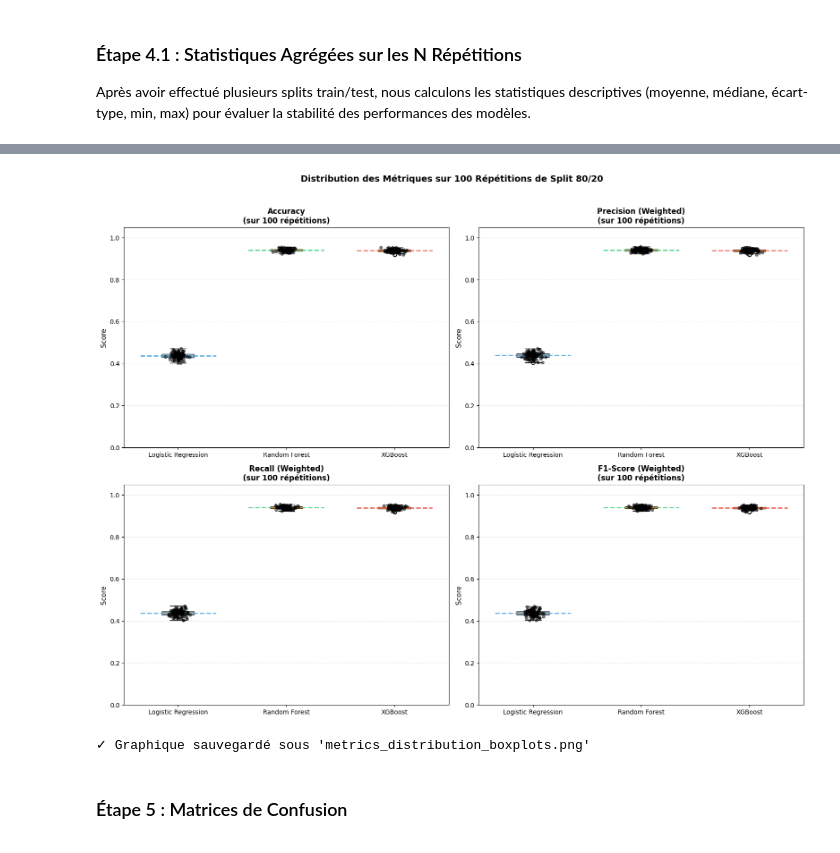
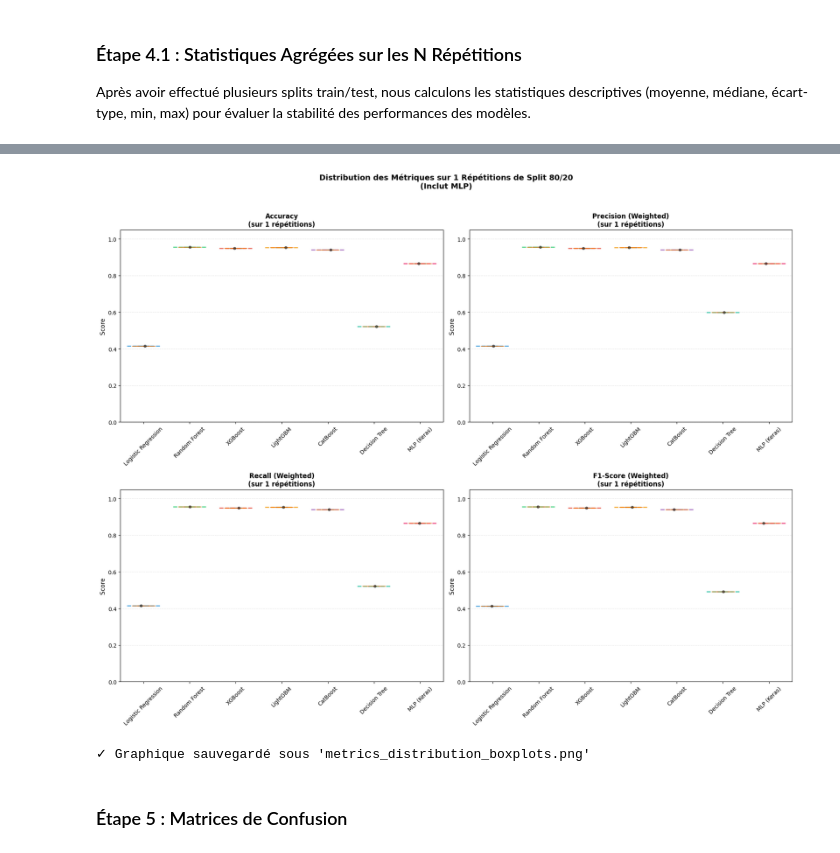
Before and after one commit to gitBugD/GML_RespiratoryDiseases, a Jupyter notebook: COPD/ModelsBrutFeatures_9019.ipynb, the cells around one changed output, grey strips where cells are left out. Drawn from its saved outputs; the diff is of its cells as text; code cells hidden in the pictures.

```diff
--- a/COPD/ModelsBrutFeatures_9019.ipynb
+++ b/COPD/ModelsBrutFeatures_9019.ipynb
@@ -161,6 +161,9 @@ df_imputed['Y_label'] = y_label_saved
 
 print("\n✓ Données préparées et imputées avec succès !")
 print(f"Forme finale : {df_imputed.shape}")
+
+# Calcul de la vitesse du vent
+df_imputed = data_preparation.process_wind_speed(df_imputed)
 # %% [output]
 ⏳ Étape 1/2 : Preprocessing (remplacement de '..' et 'nan' par NaN)...
 Nombre de NaN après preprocessing :
@@ -482,8 +500,25 @@ print("="*80)
 X = df_model.drop('Y_class', axis=1)
 y = df_model['Y_class'].astype(int)
 
+# Nettoyer les noms de colonnes pour LightGBM (ne supporte pas les caractères spéciaux JSON)
+import re
+def clean_feature_name(name):
+    """Remplace les caractères spéciaux par des underscores pour compatibilité LightGBM."""
+    # Remplacer les caractères problématiques pour JSON/LightGBM
+    cleaned = re.sub(r'[\[\]{}\"\'<>]', '', name)  # Supprimer les crochets, accolades, guillemets
+    cleaned = re.sub(r'[,;:]', '_', cleaned)  # Remplacer virgules et points-virgules
+    cleaned = re.sub(r'\s+', '_', cleaned)  # Remplacer espaces multiples par underscore
+    return cleaned.strip('_')
+
+# Appliquer le nettoyage
+original_columns = X.columns.tolist()
+cleaned_columns = [clean_feature_name(col) for col in original_columns]
+X.columns = cleaned_columns
+
+print("🔧 Noms de colonnes nettoyés pour compatibilité LightGBM")
+
 # Vérifier que toutes les colonnes sont déjà numériques (après l'imputation)
-print("Types de données dans X :")
+print("\nTypes de données dans X :")
 print(X.dtypes.value_counts())
 
 # Vérifier les NaN
@@ -492,14 +527,14 @@ if X.isnull().sum().sum() > 0:
     print("⚠️ Colonnes avec des NaN :")
     print(X.isnull().sum()[X.isnull().sum() > 0])
 
-# Noms des features finales
+# Noms des features finales (nettoyés)
 feature_names = X.columns.tolist()
 print(f"\n✓ {len(feature_names)} features prêtes pour la modélisation")
 
 # ============================================================================
 # CONFIGURATION : Nombre de splits (répétitions)
 # ============================================================================
-N_SPLITS = 100  # Nombre de fois que l'on répète le split 80/20
+N_SPLITS = 1  # Nombre de fois que l'on répète le split 80/20
 
 print(f"\n{'='*80}")
 print(f"🔄 VALIDATION PAR RÉPÉTITIONS MULTIPLES")
@@ -776,9 +912,13 @@ Logistic Regression 0.4378 ± 0.0142 0.4380 ± 0.0142
 # %%
 # Visualisation des distributions des métriques avec Boxplots
 
-fig, axes = plt.subplots(2, 2, figsize=(16, 12))
+fig, axes = plt.subplots(2, 2, figsize=(18, 14))
 metrics_to_plot = ['accuracy', 'precision_weighted', 'recall_weighted', 'f1_weighted']
 metric_labels = ['Accuracy', 'Precision (Weighted)', 'Recall (Weighted)', 'F1-Score (Weighted)']
+
+# Couleurs pour tous les modèles (7 modèles)
+colors = ['#3498db', '#2ecc71', '#e74c3c', '#f39c12', '#9b59b6', '#1abc9c', '#e91e63']
+n_models = len(all_results)
 
 for idx, (metric, label) in enumerate(zip(metrics_to_plot, metric_labels)):
     ax = axes[idx // 2, idx % 2]
@@ -786,40 +926,40 @@ for idx, (metric, label) in enumerate(zip(metrics_to_plot, metric_labels)):
     # Préparer les données pour le boxplot
     data_to_plot = [all_results[model][metric] for model in all_results.keys()]
 
     # Créer le boxplot
     bp = ax.boxplot(data_to_plot, labels=list(all_results.keys()), patch_artist=True)
 
     # Colorier les boxes
-    colors = ['#3498db', '#2ecc71', '#e74c3c']
-    for patch, color in zip(bp['boxes'], colors):
+    for i, (patch, color) in enumerate(zip(bp['boxes'], colors[:n_models])):
         patch.set_facecolor(color)
         patch.set_alpha(0.7)
 
     # Ajouter les points individuels (scatter)
     for i, (model, values) in enumerate([(m, all_results[m][metric]) for m in all_results.keys()]):
         x = np.random.normal(i + 1, 0.04, size=len(values))
         ax.scatter(x, values, alpha=0.5, color='black', s=20, zorder=3)
 
     ax.set_title(f'{label}\n(sur {N_SPLITS} répétitions)', fontsize=12, fontweight='bold')
     ax.set_ylabel('Score', fontsize=11)
     ax.grid(axis='y', alpha=0.3, linestyle='--')
     ax.set_ylim(0, 1.05)
+    ax.tick_params(axis='x', rotation=45)
 
-    # Ajouter les moyennes sur le graphique
+    # Ajouter les moyennes sur le graphique (adapté pour n modèles)
     for i, model in enumerate(all_results.keys()):
         mean_val = np.mean(all_results[model][metric])
-        ax.axhline(y=mean_val, xmin=(i)/3 + 0.05, xmax=(i+1)/3 - 0.05,
-                   color=colors[i], linestyle='--', linewidth=2, alpha=0.8)
+        ax.axhline(y=mean_val, xmin=(i)/n_models + 0.02, xmax=(i+1)/n_models - 0.02,
+                   color=colors[i % len(colors)], linestyle='--', linewidth=2, alpha=0.8)
 
-plt.suptitle(f'Distribution des Métriques sur {N_SPLITS} Répétitions de Split 80/20',
+plt.suptitle(f'Distribution des Métriques sur {N_SPLITS} Répétitions de Split 80/20\n(Inclut MLP)',
              fontsize=14, fontweight='bold', y=1.02)
 plt.tight_layout()
 plt.savefig("metrics_distribution_boxplots.png", dpi=150, bbox_inches='tight')
 plt.show()
 
 print("✓ Graphique sauvegardé sous 'metrics_distribution_boxplots.png'")
 # %% [output]
-[figure, old version]
+[figure, new version]
 ✓ Graphique sauvegardé sous 'metrics_distribution_boxplots.png'
 # %% [markdown]
 ### Étape 5 : Matrices de Confusion
```
Also changed, not shown: parts of 17 cells of this notebook, 21 other files.
